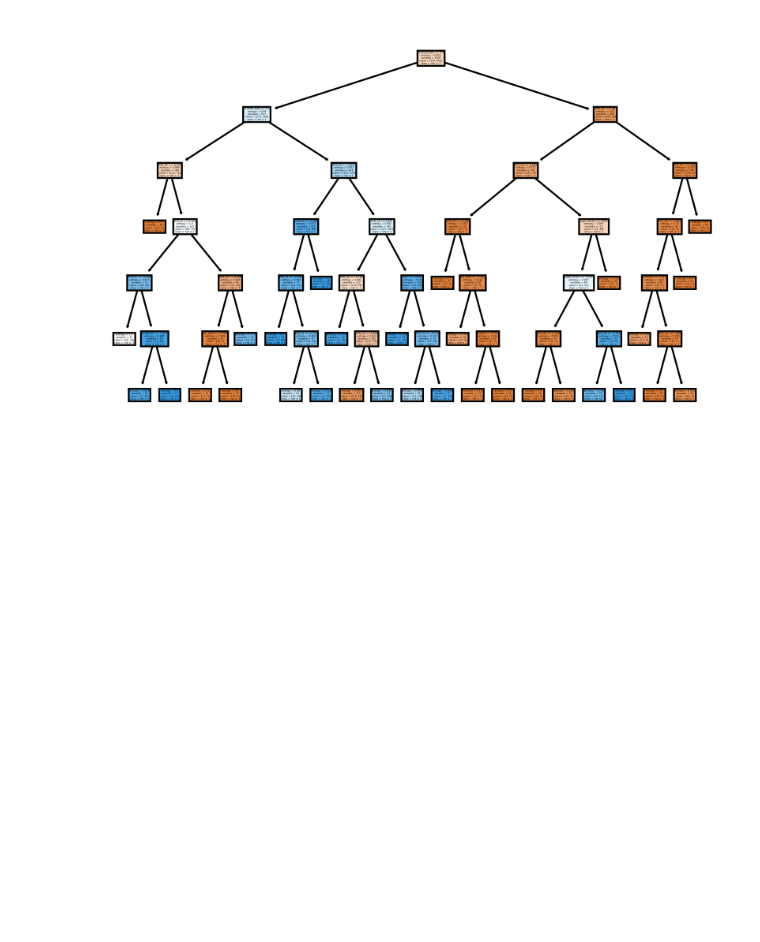
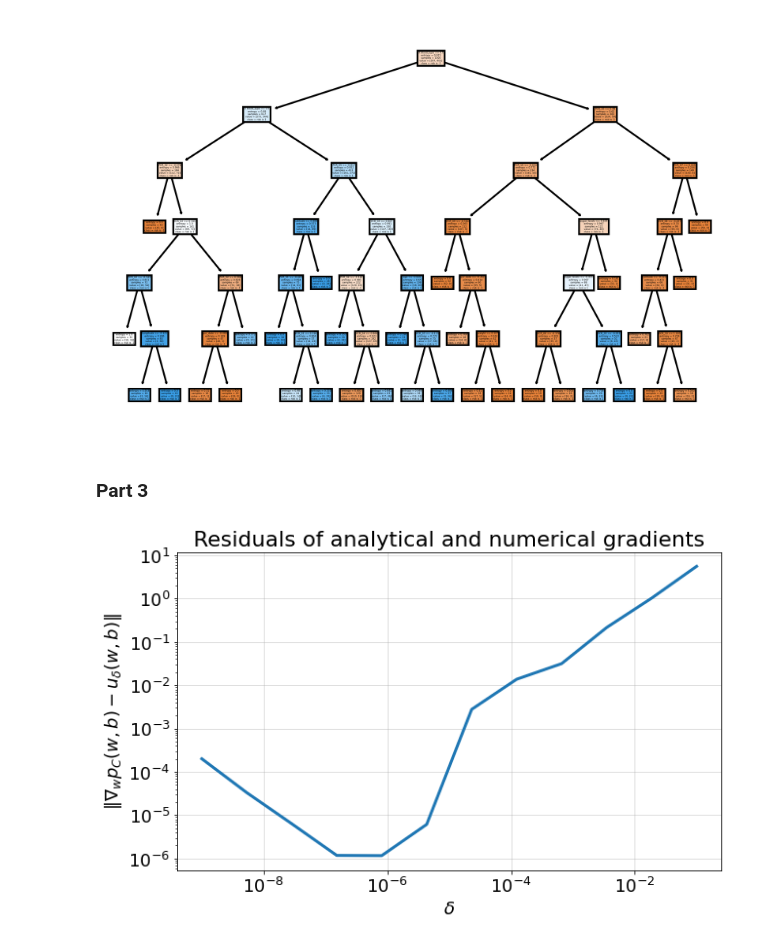
Before and after one commit to FlipperCoin/intro-to-ml, a Jupyter notebook: major_hw2/major_hw2.ipynb, the cells around one changed output. Cells and saved outputs as stored; diff of their text form; code cells hidden in the pictures; blank space fills up the shorter version.

Commit message:
major hw2 part 3 wip

```diff
--- a/major_hw2/major_hw2.ipynb
+++ b/major_hw2/major_hw2.ipynb
@@ -254,3 +254,5 @@ print(f"Test accuracy is: {id3.score(Xtest, Ytest)}")
 # %% [output]
 Test accuracy is: 0.848
 [figure]
+# %% [markdown]
+### Part 3
@@ -256,0 +452,11 @@ Test accuracy is: 0.848
+# %%
+# Q10
+
+labels = ['PCR_01','PCR_09']
+target = 'spread'
+X_train = train[labels].values
+Y_train = train[target].values
+# %%
+compare_gradients(X_train, Y_train, deltas=np.logspace(-9,-1,12))
+# %% [output]
+[figure, added]
```
Also changed, not shown: parts of 3 cells of this notebook, 2 other files.
